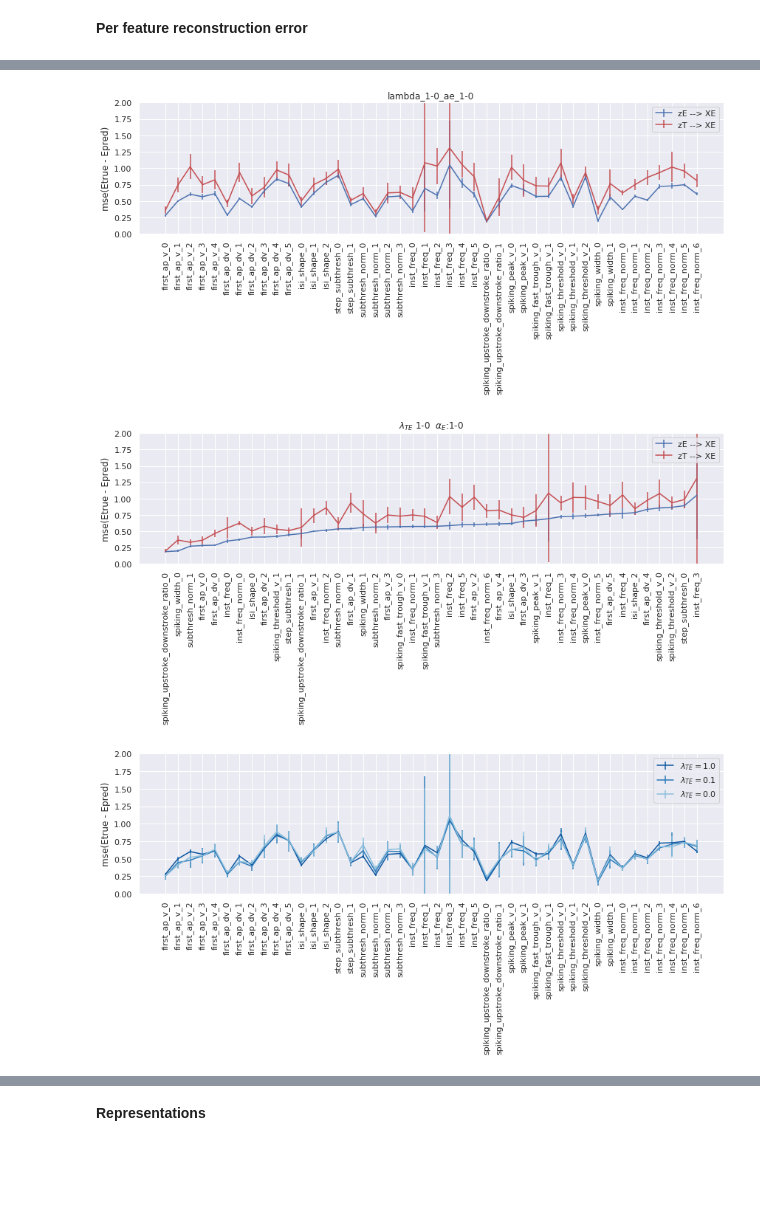
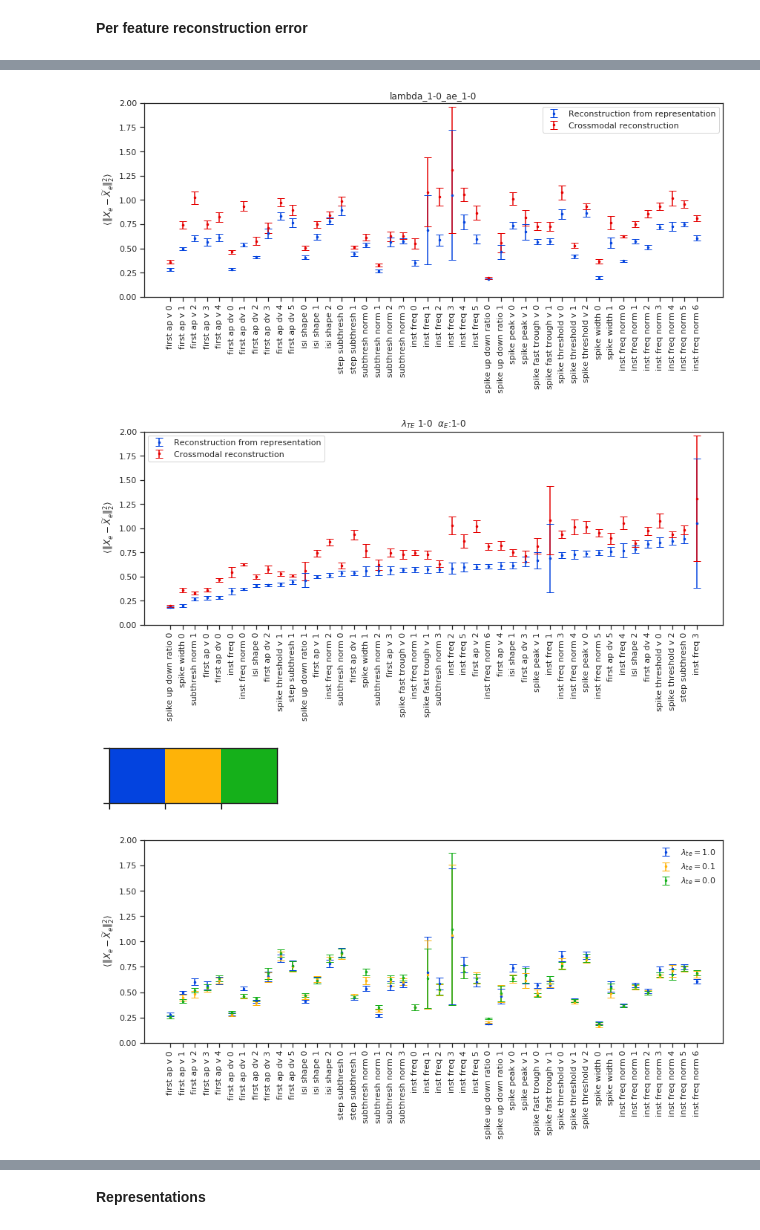
Before and after one commit to AllenInstitute/coupledAE-patchseq, a Jupyter notebook: analysis_param_search.ipynb, the cells around one changed output, grey strips where cells are left out. Saved outputs shown, nothing was run; the diff lists cells and outputs as text; code cells hidden in the pictures; blank space fills up the shorter version.

```diff
--- a/analysis_param_search.ipynb
+++ b/analysis_param_search.ipynb
@@ -119,13 +149,17 @@ O = sio.loadmat(raw_data_pth+'PS_v4_beta_0-4_matched_well-sampled.mat',squeeze_m
 csTE = '1-0'
 aE = '1-0'
 
-X = np.empty(shape=(9,E_features_names.size))
-Y = np.empty(shape=(9,E_features_names.size))
+X = np.empty(shape=(9,E_features_arr.size))
+Y = np.empty(shape=(9,E_features_arr.size))
 for cv in range(9):
     D = sio.loadmat(dir_pth['result']+'v2_aT_1-0_aE_'+str(aE)+'_aM_'+str(aE)+'_cs_'+str(csTE)+'_ld_3_bs_200_se_500_ne_1500_cv_'+str(cv)+'_ri_0500_ft-summary.mat',squeeze_me=True)
     X[cv,:] = np.mean(np.square(O['E_dat'][D['val_ind'],:] - D['XrE'][D['val_ind'],:-1]),axis=0)
     Y[cv,:] = np.mean(np.square(O['E_dat'][D['val_ind'],:] - D['XrE_from_XT'][D['val_ind'],:-1]),axis=0)
 # %%
+sns.set()
+sns.set_style('ticks',{'axes.grid' : False})
+cols = ['#0343df','#e50000']
+
 xx = np.arange(0,X.shape[1],1)
 
 #With modality reconstruction
@@ -134,36 +168,36 @@ err=np.std(X,axis=0)/np.sqrt(X.shape[0])
 
 #Cross modal prediction
 yy2=np.mean(Y,axis=0)
-err2=np.std(Y,axis=0)
+err2=np.std(Y,axis=0)/np.sqrt(Y.shape[0])
 
 fig = plt.figure(figsize=(12,6))
-plt.errorbar(x=xx,y=yy,yerr=err,c='b',label='zE --> XE')
-plt.errorbar(x=xx,y=yy2,yerr=err2,c='r',label='zT --> XE')
+plt.errorbar(x=xx,y=yy,yerr=err,c=cols[0],capsize=5,ls='',marker='.',ms=5,label='Reconstruction from representation')
+plt.errorbar(x=xx,y=yy2,yerr=err2,c=cols[1],capsize=5,ls='',marker='.',ms=5,label='Crossmodal reconstruction')
 ax = plt.gca()
-ax.set_xticks(np.arange(len(E_features_names)))
-ax.set_xticklabels(E_features_names,rotation=90)
-ax.set_ylabel('mse(Etrue - Epred)')
+ax.set_xticks(np.arange(len(E_features_list)))
+ax.set_xticklabels(E_features_list,rotation=90)
+ax.set_ylabel(r' $ \langle \Vert X_{e} - \widetilde{X}_{e} \Vert_2^2 \rangle $')
 ax.set_ylim(0,2.0)
 plt.legend()
 plt.title('lambda_'+str(csTE)+'_ae_'+str(aE))
 plt.tight_layout()
 fig.savefig('/home/rohan/Dropbox/AllenInstitute/CellTypes/doc/Patchseq_Bioarxiv_2019/Epred_lambda_'+str(csTE)+'_ae_'+str(aE)+'_v2_ft.png',dpi=300)
 # %% [output]
-[figure, old version]
+[figure, new version]
 # %%
 ind=np.argsort(yy)
 fig = plt.figure(figsize=(12,6))
-plt.errorbar(x=xx,y=yy[ind],yerr=err[ind],c='b',label='zE --> XE')
-plt.errorbar(x=xx,y=yy2[ind],yerr=err2[ind],c='r',label='zT --> XE')
+plt.errorbar(x=xx,y=yy[ind],yerr=err[ind],c=cols[0],capsize=5,ls='',marker='.',ms=5,label='Reconstruction from representation')
+plt.errorbar(x=xx,y=yy2[ind],yerr=err2[ind],c=cols[1],capsize=5,ls='',marker='.',ms=5,label='Crossmodal reconstruction')
 ax = plt.gca()
-ax.set_xticks(np.arange(len(E_features_names)))
-ax.set_xticklabels(E_features_names[ind],rotation=90)
-ax.set_ylabel('mse(Etrue - Epred)')
+ax.set_xticks(np.arange(len(E_features_arr)))
+ax.set_xticklabels(E_features_arr[ind],rotation=90)
+ax.set_ylabel(r' $ \langle \Vert X_{e} - \widetilde{X}_{e} \Vert_2^2 \rangle $')
 ax.set_ylim(0,2.0)
 plt.legend()
 plt.title(r'$\lambda_{TE}$ '+str(csTE)+'  '+r'$\alpha_{E}$:'+str(aE))
 plt.tight_layout()
 fig.savefig('/home/rohan/Dropbox/AllenInstitute/CellTypes/doc/Patchseq_Bioarxiv_2019/Epredsorted_lambda_'+str(csTE)+'_ae_'+str(aE)+'_v2_ft.png',dpi=300)
 # %% [output]
-[figure, old version]
+[figure, new version]
 # %%
@@ -187,3 +228,10 @@ for cv in range(9):
+# %%
+
+cols = sns.xkcd_palette(["blue", "amber", "green"])
+sns.palplot(cols)
+#sns.palplot(sns.color_palette(cols))
+# %% [output]
+[figure, added]
 # %%
 xx = np.arange(0,X.shape[1],1)
 
@@ -192,23 +240,25 @@ yy=np.mean(X,axis=0)
 err=np.std(X,axis=0)/np.sqrt(X.shape[0])
 
 yy2=np.mean(Y,axis=0)
-err2=np.std(Y,axis=0)
+err2=np.std(Y,axis=0)/np.sqrt(Y.shape[0])
 
 yy3=np.mean(Z,axis=0)
-err3=np.std(Z,axis=0)
+err3=np.std(Z,axis=0)/np.sqrt(Z.shape[0])
 
 fig = plt.figure(figsize=(12,6))
-p = (sns.color_palette("Blues"))
-plt.errorbar(x=xx,y=yy,yerr=err,c=p[5],label=r'$\lambda_{TE}=1.0$')
-plt.errorbar(x=xx,y=yy2,yerr=err2,c=p[4],label=r'$\lambda_{TE}=0.1$')
-plt.errorbar(x=xx,y=yy3,yerr=err3,c=p[2],label=r'$\lambda_{TE}=0.0$')
+sns.set()
+sns.set_style('ticks',{'axes.grid' : False})
+
+plt.errorbar(x=xx,y=yy,yerr=err,capsize=5,c=cols[0],ls='',marker='.',ms=5,label=r'$\lambda_{te}=1.0$')
+plt.errorbar(x=xx,y=yy2,yerr=err2,capsize=5,c=cols[1],ls='',marker='.',ms=5,label=r'$\lambda_{te}=0.1$')
+plt.errorbar(x=xx,y=yy3,yerr=err3,capsize=5,c=cols[2],ls='',marker='.',ms=5,label=r'$\lambda_{te}=0.0$')
 ax = plt.gca()
-ax.set_xticks(np.arange(len(E_features_names)))
-ax.set_xticklabels(E_features_names,rotation=90)
-ax.set_ylabel('mse(Etrue - Epred)')
+ax.set_xticks(np.arange(len(E_features_list)))
+ax.set_xticklabels(E_features_list,rotation=90)
+ax.set_ylabel(r' $ \langle \Vert X_{e} -  \widetilde{X}_{e} \Vert_2^2 \rangle $')
 ax.set_ylim(0,2.0)
-plt.legend()
+plt.legend(edgecolor='None')
 plt.tight_layout()
 fig.savefig('/home/rohan/Dropbox/AllenInstitute/CellTypes/doc/Patchseq_Bioarxiv_2019/Epred_lambda_sweep_v2_ft.png',dpi=300)
 # %% [output]
-[figure, old version]
+[figure, new version]
```
Also changed, not shown: parts of 24 cells of this notebook, 15 other files.
